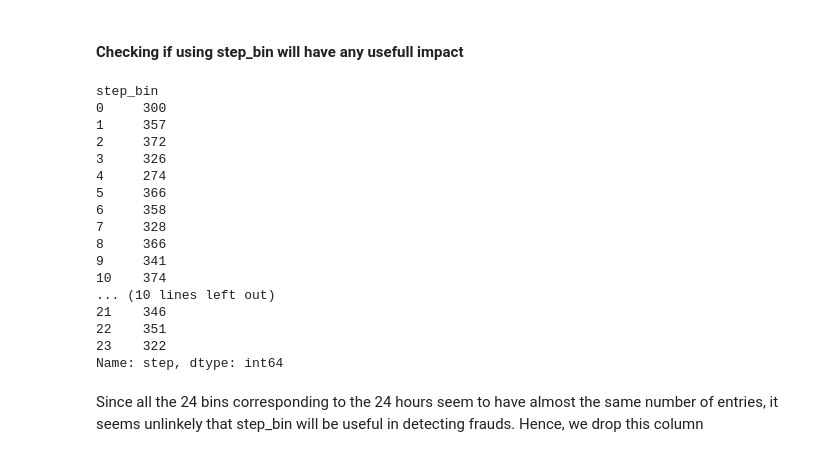
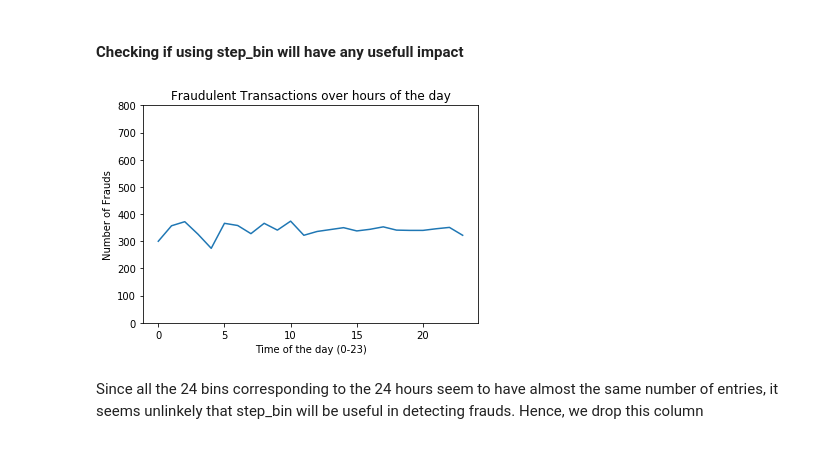
Before and after one commit to amanrajdce/Fraud-Detector, a Jupyter notebook: Fraudulent_Transaction_Detection.ipynb, the cells around one changed output. Cells and saved outputs as stored; diff of their text form; code cells hidden in the pictures.

```diff
--- a/Fraudulent_Transaction_Detection.ipynb
+++ b/Fraudulent_Transaction_Detection.ipynb
@@ -256,25 +267,17 @@ X = X.dropna()
 #### Checking if using step_bin will have any usefull impact
 # %%
 fraud = X[X.isFraud==1]
-fraud.groupby('step_bin').step.count()
+step_bins = fraud.groupby('step_bin').step.count()
-# %% [output]
-step_bin
-0     300
-1     357
-2     372
-3     326
-4     274
-5     366
-6     358
-7     328
-8     366
-9     341
-10    374
-... (10 lines left out)
-21    346
-22    351
-23    322
-Name: step, dtype: int64
+# %%
+plt.figure()
+plt.title("Fraudulent Transactions over hours of the day")
+plt.plot(step_bins)
+plt.ylim(0, 800)
+plt.xlabel("Time of the day (0-23)")
+plt.ylabel("Number of Frauds")
+plt.show()
+# %% [output]
+[figure, added]
 # %% [markdown]
 Since all the 24 bins corresponding to the 24 hours seem to have almost the same number of entries, it seems unlinkely that step_bin will be useful in detecting frauds. Hence, we drop this column
 # %%
```
Also changed, not shown: parts of 20 cells of this notebook.
